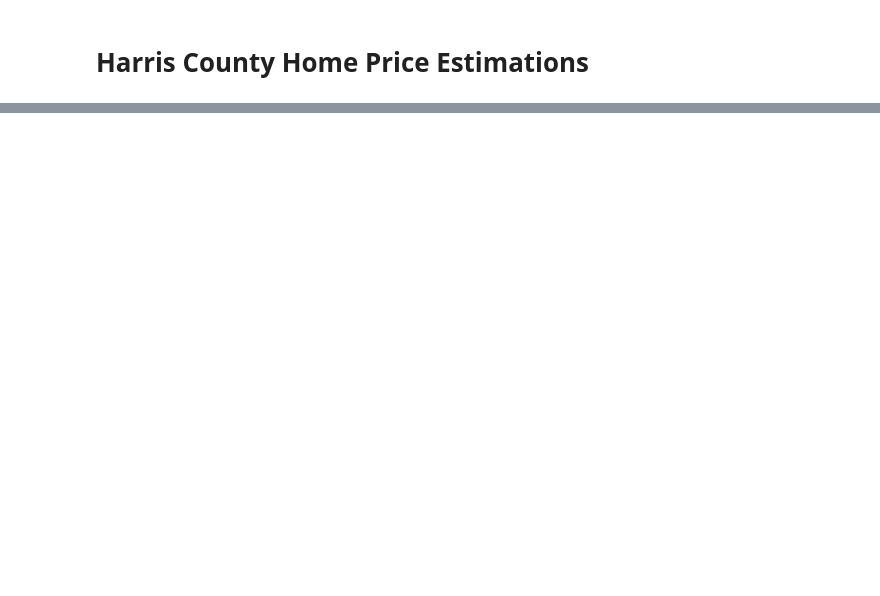
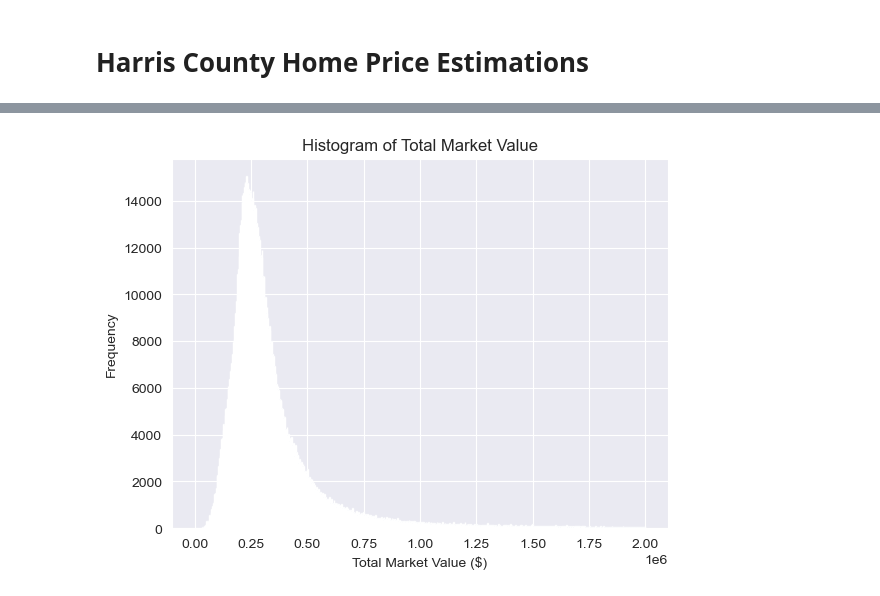
Before and after one commit to PorkChopExpress86/HouseProtestValues, a Jupyter notebook: HouseValues.ipynb, the cells around one changed output, grey strips where cells are left out. Cells and saved outputs as stored; diff of their text form; code cells hidden in the pictures; blank space fills up the shorter version.

```diff
--- a/HouseValues.ipynb
+++ b/HouseValues.ipynb
@@ -66,0 +102,8 @@ print(f"x_categorical{all_df[x_categorical].shape} | x_continuous {all_df[x_cont
+# %%
+plt.hist(reduced_df['tot_mkt_val'], bins='auto')
+plt.xlabel('Total Market Value ($)')
+plt.ylabel('Frequency')
+plt.title('Histogram of Total Market Value')
+plt.show()
+# %% [output]
+[figure, added]
```
Also changed, not shown: parts of 17 cells of this notebook.
